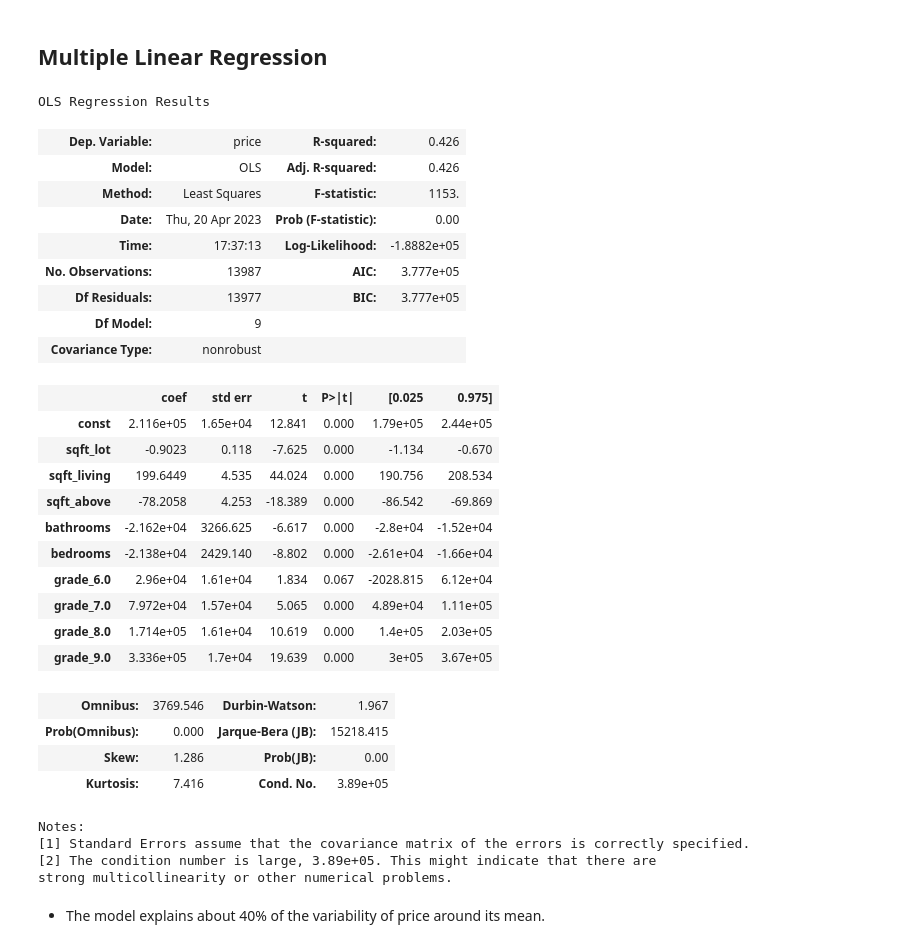
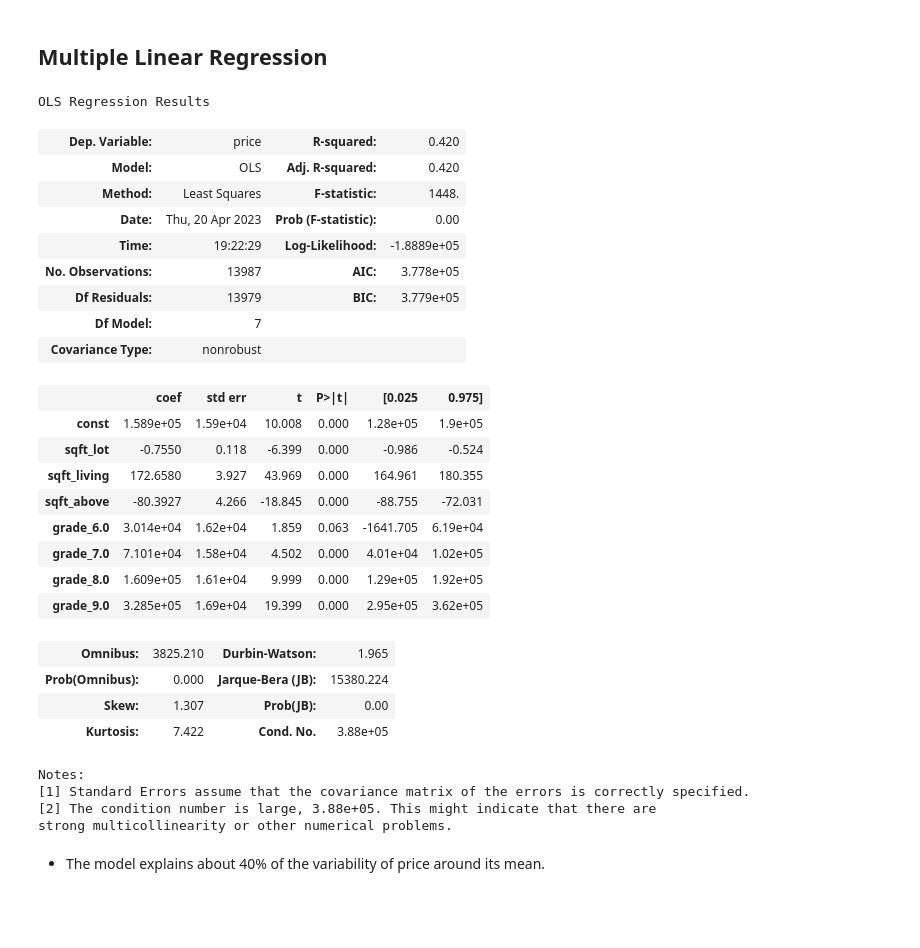
Before and after one commit to atienosonia/dsc-phase-2-project-v2-3, a Jupyter notebook: student.ipynb, the cells around one changed output. Saved outputs shown, nothing was run; the diff lists cells and outputs as text; code cells hidden in the pictures; blank space fills up the shorter version.

```diff
--- a/student.ipynb
+++ b/student.ipynb
@@ -695,46 +700,44 @@ plot_regression(X_test, y_test, y_pred)
 # %%
 """ performing multiple linear regression with the numeric variables on our dataset """
 
 y = new_processed_df["price"]
 
-X = new_processed_df[["sqft_lot", "sqft_living","sqft_above","bathrooms","bedrooms", "grade_6.0", "grade_7.0", "grade_8.0", "grade_9.0"]]
+X = new_processed_df[["sqft_lot", "sqft_living","sqft_above", "grade_6.0", "grade_7.0", "grade_8.0", "grade_9.0"]]
 
 
 
 regression_model_2 = sm.OLS(y, sm.add_constant(X))
 
 regression_model_2_results = regression_model_2.fit()
 
 regression_model_2_results.summary()
 # %% [output]
 OLS Regression Results
-| Dep. Variable: | price | R-squared: | 0.426 |
-| Model: | OLS | Adj. R-squared: | 0.426 |
-| Method: | Least Squares | F-statistic: | 1153. |
+| Dep. Variable: | price | R-squared: | 0.420 |
+| Model: | OLS | Adj. R-squared: | 0.420 |
+| Method: | Least Squares | F-statistic: | 1448. |
 | Date: | Thu, 20 Apr 2023 | Prob (F-statistic): | 0.00 |
-| Time: | 17:37:13 | Log-Likelihood: | -1.8882e+05 |
-| No. Observations: | 13987 | AIC: | 3.777e+05 |
-| Df Residuals: | 13977 | BIC: | 3.777e+05 |
-| Df Model: | 9 |  |  |
+| Time: | 19:22:29 | Log-Likelihood: | -1.8889e+05 |
+| No. Observations: | 13987 | AIC: | 3.778e+05 |
+| Df Residuals: | 13979 | BIC: | 3.779e+05 |
+| Df Model: | 7 |  |  |
 | Covariance Type: | nonrobust |  |  |
 |  | coef | std err | t | P>|t| | [0.025 | 0.975] |
-| const | 2.116e+05 | 1.65e+04 | 12.841 | 0.000 | 1.79e+05 | 2.44e+05 |
-| sqft_lot | -0.9023 | 0.118 | -7.625 | 0.000 | -1.134 | -0.670 |
-| sqft_living | 199.6449 | 4.535 | 44.024 | 0.000 | 190.756 | 208.534 |
-| sqft_above | -78.2058 | 4.253 | -18.389 | 0.000 | -86.542 | -69.869 |
-| bathrooms | -2.162e+04 | 3266.625 | -6.617 | 0.000 | -2.8e+04 | -1.52e+04 |
-| bedrooms | -2.138e+04 | 2429.140 | -8.802 | 0.000 | -2.61e+04 | -1.66e+04 |
-| grade_6.0 | 2.96e+04 | 1.61e+04 | 1.834 | 0.067 | -2028.815 | 6.12e+04 |
-| grade_7.0 | 7.972e+04 | 1.57e+04 | 5.065 | 0.000 | 4.89e+04 | 1.11e+05 |
-| grade_8.0 | 1.714e+05 | 1.61e+04 | 10.619 | 0.000 | 1.4e+05 | 2.03e+05 |
-| grade_9.0 | 3.336e+05 | 1.7e+04 | 19.639 | 0.000 | 3e+05 | 3.67e+05 |
+| const | 1.589e+05 | 1.59e+04 | 10.008 | 0.000 | 1.28e+05 | 1.9e+05 |
+| sqft_lot | -0.7550 | 0.118 | -6.399 | 0.000 | -0.986 | -0.524 |
+| sqft_living | 172.6580 | 3.927 | 43.969 | 0.000 | 164.961 | 180.355 |
+| sqft_above | -80.3927 | 4.266 | -18.845 | 0.000 | -88.755 | -72.031 |
+| grade_6.0 | 3.014e+04 | 1.62e+04 | 1.859 | 0.063 | -1641.705 | 6.19e+04 |
+| grade_7.0 | 7.101e+04 | 1.58e+04 | 4.502 | 0.000 | 4.01e+04 | 1.02e+05 |
+| grade_8.0 | 1.609e+05 | 1.61e+04 | 9.999 | 0.000 | 1.29e+05 | 1.92e+05 |
+| grade_9.0 | 3.285e+05 | 1.69e+04 | 19.399 | 0.000 | 2.95e+05 | 3.62e+05 |
-| Omnibus: | 3769.546 | Durbin-Watson: | 1.967 |
-| Prob(Omnibus): | 0.000 | Jarque-Bera (JB): | 15218.415 |
-| Skew: | 1.286 | Prob(JB): | 0.00 |
-| Kurtosis: | 7.416 | Cond. No. | 3.89e+05 |
+| Omnibus: | 3825.210 | Durbin-Watson: | 1.965 |
+| Prob(Omnibus): | 0.000 | Jarque-Bera (JB): | 15380.224 |
+| Skew: | 1.307 | Prob(JB): | 0.00 |
+| Kurtosis: | 7.422 | Cond. No. | 3.88e+05 |
 Notes:
 [1] Standard Errors assume that the covariance matrix of the errors is correctly specified.
-[2] The condition number is large, 3.89e+05. This might indicate that there are
+[2] The condition number is large, 3.88e+05. This might indicate that there are
 strong multicollinearity or other numerical problems.
 # %% [markdown]
 * The model explains about 40% of the variability of price around its mean.
```
Also changed, not shown: parts of 16 cells of this notebook.
